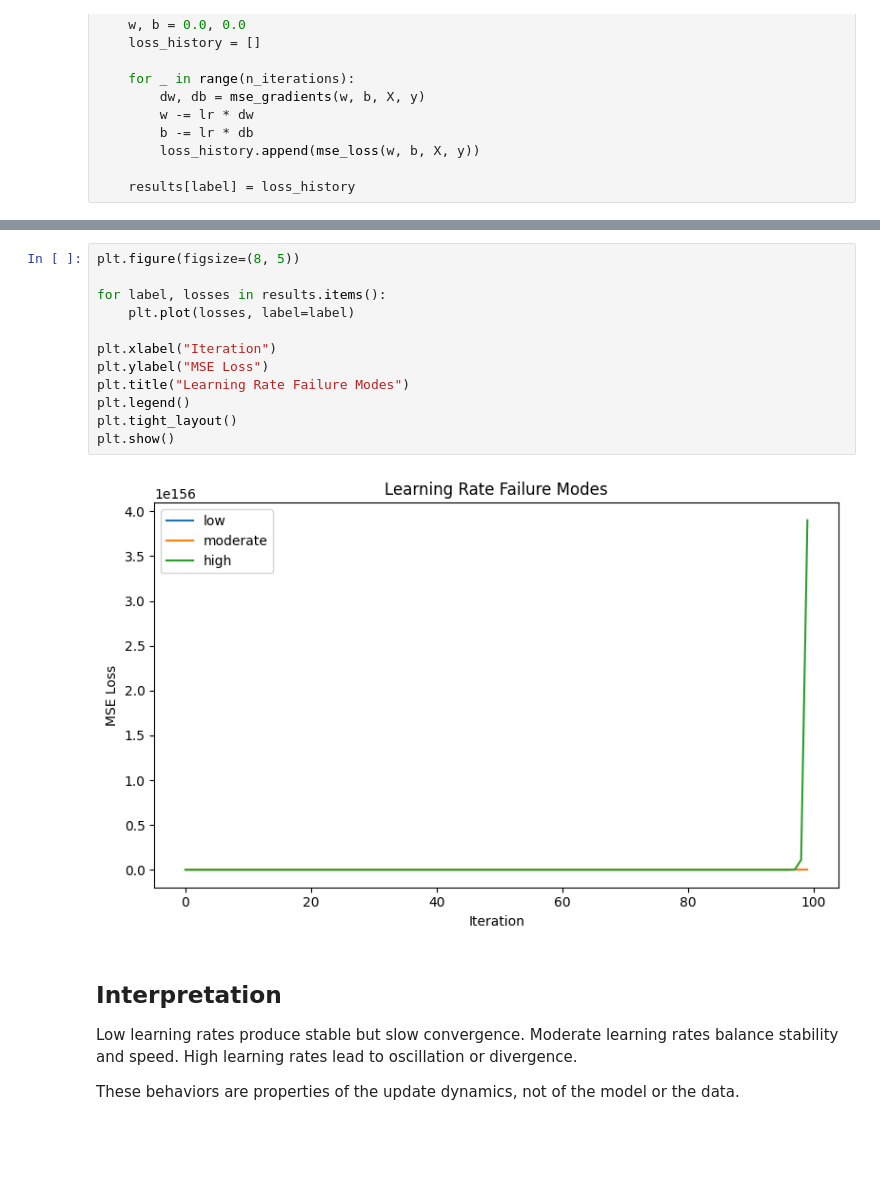
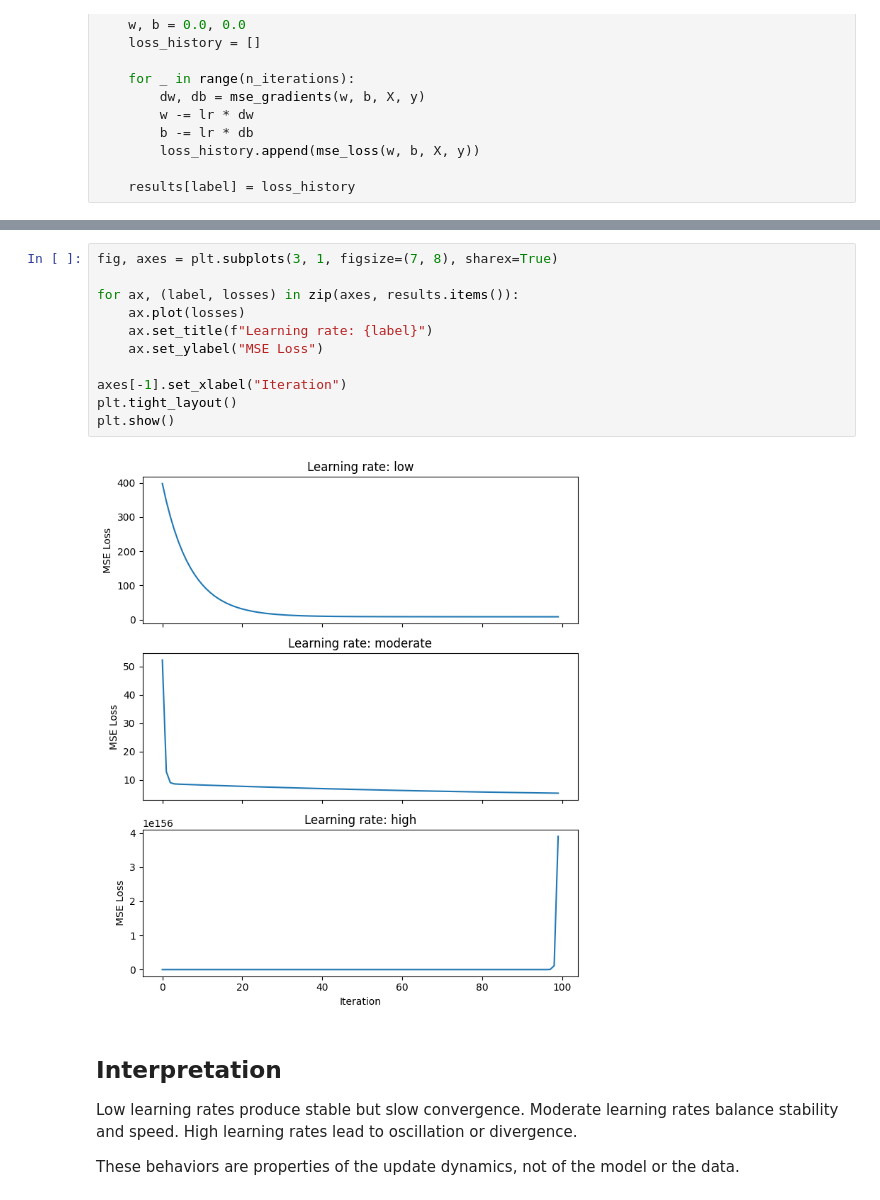
Before and after one commit to mmontielpz/mle-fundamentals-lab, a Jupyter notebook: modules/week_03_optimization/notebooks/03_learning_rate_failure_modes.ipynb, the cells around one changed output, grey strips where cells are left out. Cells and saved outputs as stored; diff of their text form; blank space fills up the shorter version.

```diff
--- a/modules/week_03_optimization/notebooks/03_learning_rate_failure_modes.ipynb
+++ b/modules/week_03_optimization/notebooks/03_learning_rate_failure_modes.ipynb
@@ -85,17 +103,16 @@ Loss curves reveal stability characteristics directly.
 # %%
-plt.figure(figsize=(8, 5))
+fig, axes = plt.subplots(3, 1, figsize=(7, 8), sharex=True)
 
-for label, losses in results.items():
-    plt.plot(losses, label=label)
+for ax, (label, losses) in zip(axes, results.items()):
+    ax.plot(losses)
+    ax.set_title(f"Learning rate: {label}")
+    ax.set_ylabel("MSE Loss")
 
-plt.xlabel("Iteration")
-plt.ylabel("MSE Loss")
-plt.title("Learning Rate Failure Modes")
-plt.legend()
+axes[-1].set_xlabel("Iteration")
 plt.tight_layout()
 plt.show()
 # %% [output]
-[figure, old version]
+[figure, new version]
 # %% [markdown]
 ## Interpretation
 
```
Also changed, not shown: parts of 2 cells of this notebook.
